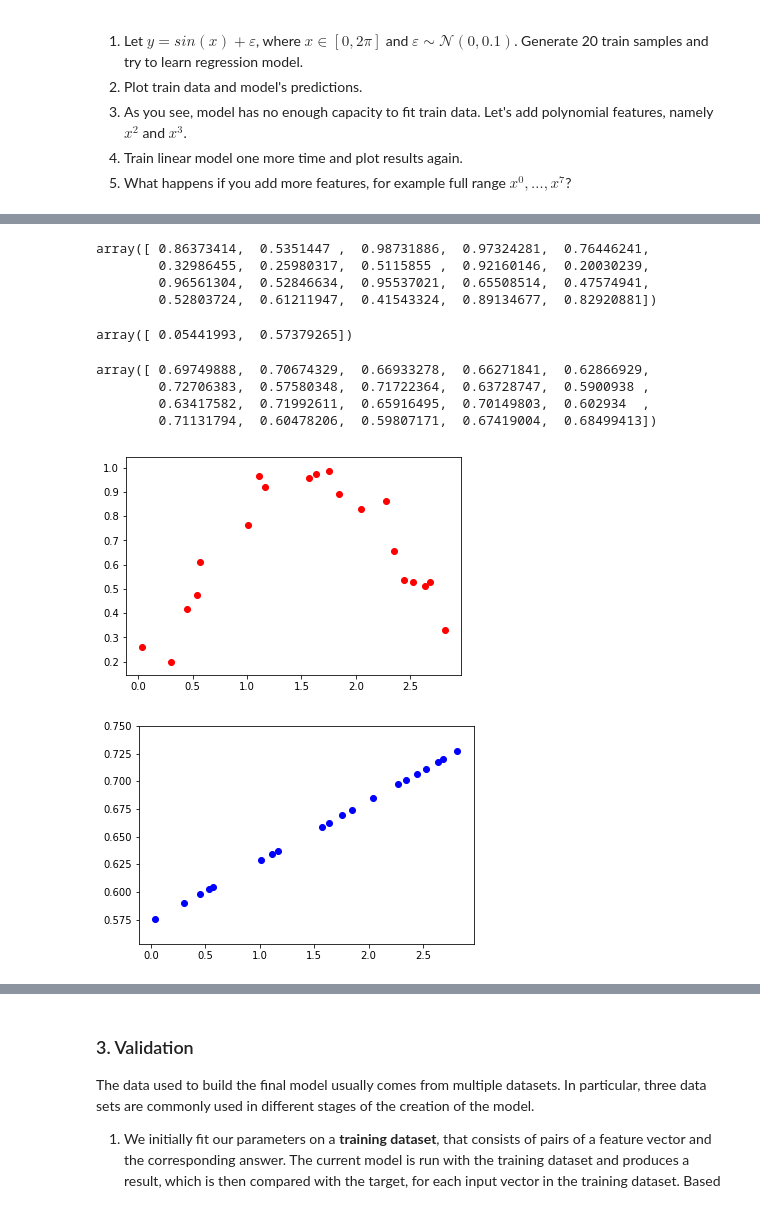
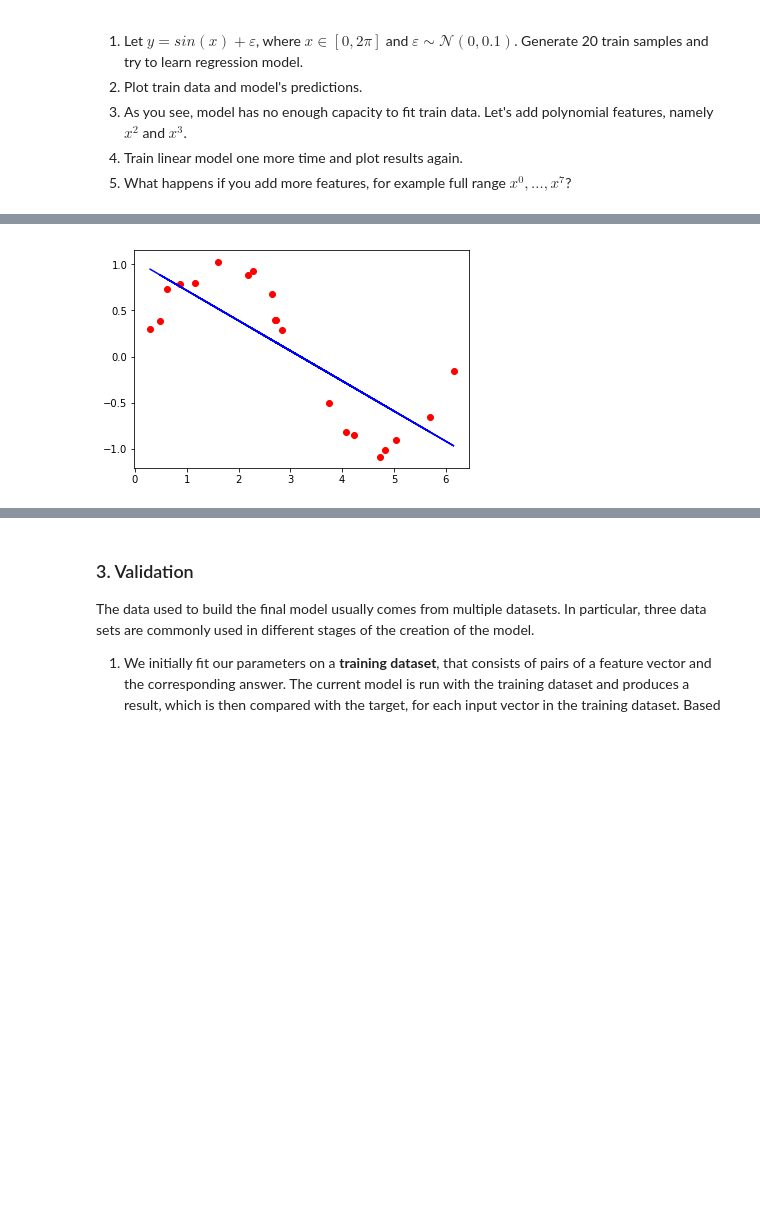
Before and after one commit to iponamareva/squad, a Jupyter notebook: labs/lab-1.ipynb, the cells around one changed output, grey strips where cells are left out. Drawn from its saved outputs; the diff is of its cells as text; code cells hidden in the pictures; blank space fills up the shorter version.

```diff
--- a/labs/lab-1.ipynb
+++ b/labs/lab-1.ipynb
@@ -62,11 +62,18 @@ import numpy.random as rand
 import random
 X = np.array([[0, 1]] * 20, dtype=float)
 for i in range(20):
-    X[i][0] = np.random.uniform(0, np.pi)
-
-#X =  np.random.uniform(0, np.pi, 20)
-X
+    X[i][0] = np.random.uniform(0, 2 * np.pi)
 
 xValue = []
 for i in range(20):
     xValue.append(X[i][0])
+
+yTrue = np.array([np.sin(X[i][0]) + np.random.normal(0, 0.1) for i in range(20)])
+
+import numpy.linalg as la
+w = np.dot(X.transpose(), X)
+w = la.inv(w)
+w = np.dot(w, X.transpose())
+w = np.dot(w, yTrue.transpose())
+
+yPred = np.dot(w, X.transpose())
@@ -96,37 +80,10 @@ xValue
-# %%
-yTrue = np.array([np.sin(X[i][0]) + np.random.normal(0, 0.1) for i in range(20)])
-yTrue
-# %% [output]
-array([ 0.86373414,  0.5351447 ,  0.98731886,  0.97324281,  0.76446241,
-        0.32986455,  0.25980317,  0.5115855 ,  0.92160146,  0.20030239,
-        0.96561304,  0.52846634,  0.95537021,  0.65508514,  0.47574941,
-        0.52803724,  0.61211947,  0.41543324,  0.89134677,  0.82920881])
-# %%
-import numpy.linalg as la
-w = np.dot(X.transpose(), X)
-w = la.inv(w)
-w = np.dot(w, X.transpose())
-w = np.dot(w, yTrue.transpose())
-w
-# %% [output]
-array([ 0.05441993,  0.57379265])
-# %%
-yPred = np.dot(w, X.transpose())
-yPred
-# %% [output]
-array([ 0.69749888,  0.70674329,  0.66933278,  0.66271841,  0.62866929,
-        0.72706383,  0.57580348,  0.71722364,  0.63728747,  0.5900938 ,
-        0.63417582,  0.71992611,  0.65916495,  0.70149803,  0.602934  ,
-        0.71131794,  0.60478206,  0.59807171,  0.67419004,  0.68499413])
 # %%
 import matplotlib.pyplot as plt
 plt.scatter(xValue, yTrue, color='red')
+plt.plot(xValue, yPred,color='blue')
 plt.show()
-plt.scatter(xValue, yPred,color='blue')
-plt.show()
 # %% [output]
-[figure, old version]
+[figure, new version]
-[figure, removed]
 # %%
 X3 = np.array([[0, 0, 0, 1]] * 20, dtype=float)
 for i in range(20):
```
Also changed, not shown: parts of 44 cells of this notebook.
